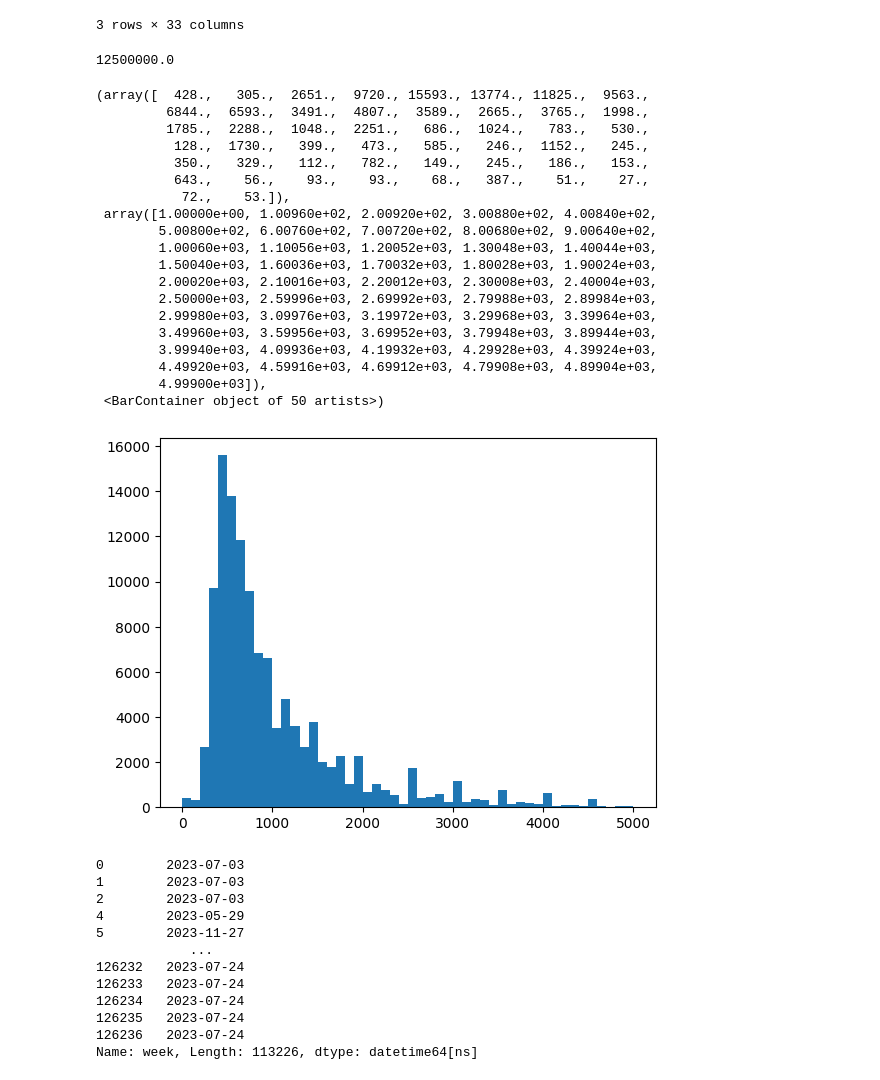
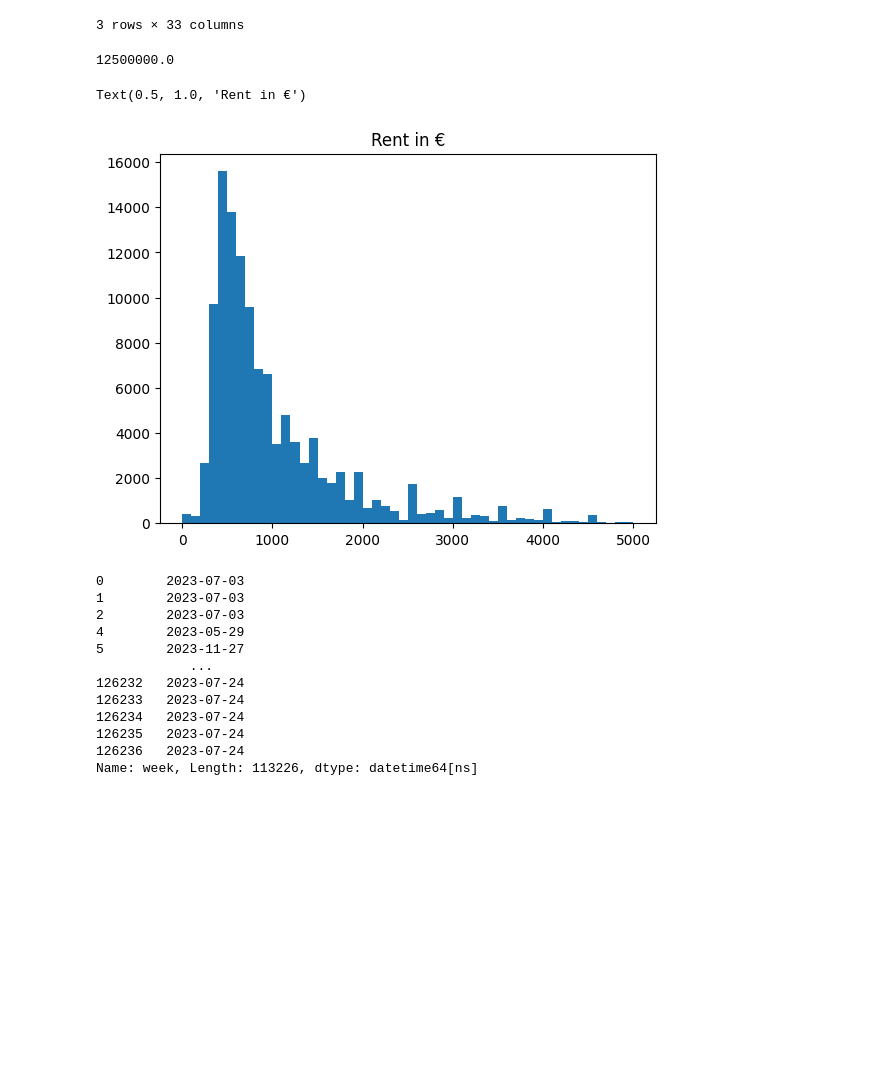
Before and after one commit to francescogoia/italy_house_prices, a Jupyter notebook: prices_analysis.ipynb, the cells around one changed output. Saved outputs shown, nothing was run; the diff lists cells and outputs as text; code cells hidden in the pictures; blank space fills up the shorter version.

Commit message:
analysis and plotting

```diff
--- a/prices_analysis.ipynb
+++ b/prices_analysis.ipynb
@@ -60,30 +60,13 @@ df_rent_clean.head(3)
 # %%
 ## drop outliers
 print(df_rent_clean["price"].max())
 df_rent_clean = df_rent_clean.loc[df_rent_clean["price"] < 5000]
 plt.hist(df_rent_clean["price"], bins=50)
+plt.title("Rent in €")
 # %% [output]
 12500000.0
-(array([  428.,   305.,  2651.,  9720., 15593., 13774., 11825.,  9563.,
-         6844.,  6593.,  3491.,  4807.,  3589.,  2665.,  3765.,  1998.,
-         1785.,  2288.,  1048.,  2251.,   686.,  1024.,   783.,   530.,
-          128.,  1730.,   399.,   473.,   585.,   246.,  1152.,   245.,
-          350.,   329.,   112.,   782.,   149.,   245.,   186.,   153.,
-          643.,    56.,    93.,    93.,    68.,   387.,    51.,    27.,
-           72.,    53.]),
- array([1.00000e+00, 1.00960e+02, 2.00920e+02, 3.00880e+02, 4.00840e+02,
-        5.00800e+02, 6.00760e+02, 7.00720e+02, 8.00680e+02, 9.00640e+02,
-        1.00060e+03, 1.10056e+03, 1.20052e+03, 1.30048e+03, 1.40044e+03,
-        1.50040e+03, 1.60036e+03, 1.70032e+03, 1.80028e+03, 1.90024e+03,
-        2.00020e+03, 2.10016e+03, 2.20012e+03, 2.30008e+03, 2.40004e+03,
-        2.50000e+03, 2.59996e+03, 2.69992e+03, 2.79988e+03, 2.89984e+03,
-        2.99980e+03, 3.09976e+03, 3.19972e+03, 3.29968e+03, 3.39964e+03,
-        3.49960e+03, 3.59956e+03, 3.69952e+03, 3.79948e+03, 3.89944e+03,
-        3.99940e+03, 4.09936e+03, 4.19932e+03, 4.29928e+03, 4.39924e+03,
-        4.49920e+03, 4.59916e+03, 4.69912e+03, 4.79908e+03, 4.89904e+03,
-        4.99900e+03]),
- <BarContainer object of 50 artists>)
+Text(0.5, 1.0, 'Rent in €')
-[figure, old version]
+[figure, new version]
 # %%
 ## clean datetime
 import datetime
```
Also changed, not shown: parts of 17 cells of this notebook.
